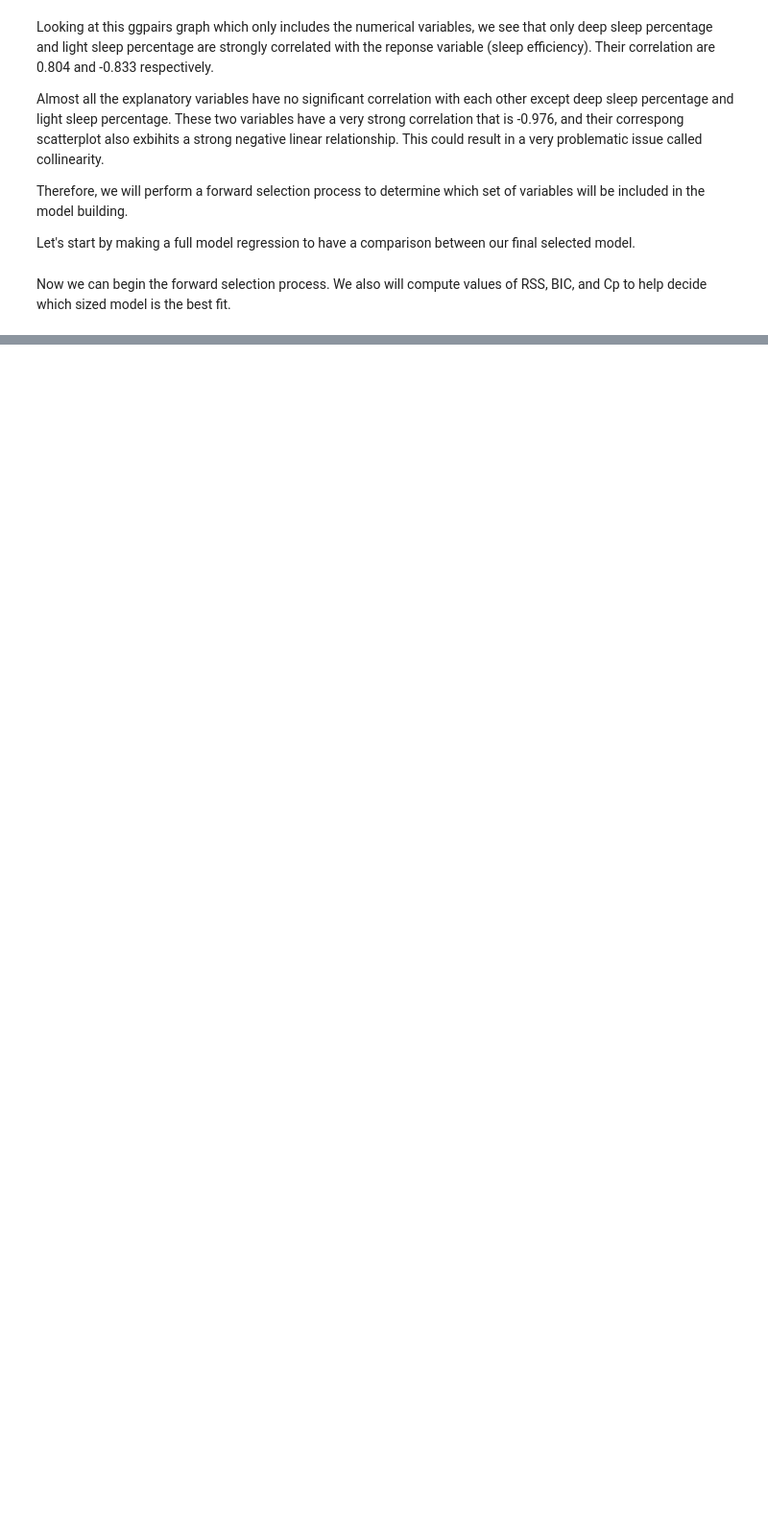
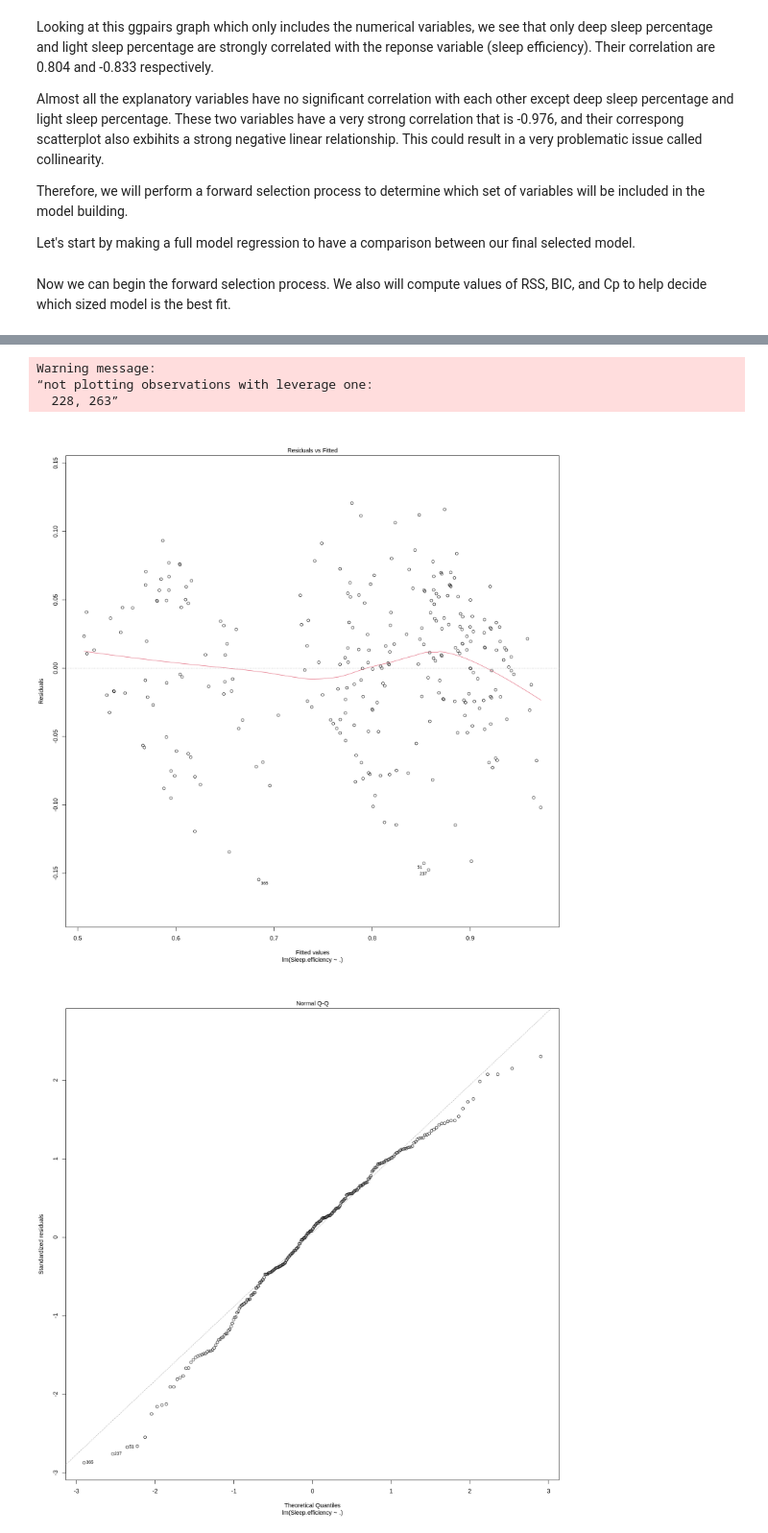
Before and after one commit to SophiaY03/STAT-306, a Jupyter notebook: Project.ipynb, the cells around one changed output, grey strips where cells are left out. Shown at 96% size. Cells and saved outputs as stored; diff of their text form; code cells hidden in the pictures; blank space fills up the shorter version.

```diff
--- a/Project.ipynb
+++ b/Project.ipynb
@@ -193,0 +194,5 @@ We were surprised to find that caffeine consumption wasn't as important to be ke
+# %%
+sleep_selected_regression <- lm(Sleep.efficiency ~ Age + REM.sleep.percentage + Deep.sleep.percentage
+                                + Awakenings + Smoking.status
+                                , data = sleep_train)
+summary(sleep_selected_regression)
@@ -193,0 +313,10 @@ We were surprised to find that caffeine consumption wasn't as important to be ke
+# %%
+#Residual Plots and QQ plots for selected model:
+plot(full_regression)
+plot(sleep_selected_regression)
+# %% [output]
+Warning message:
+“not plotting observations with leverage one:
+  228, 263”
+[figure, added]
+[figure, added]
```
Also changed, not shown: parts of 42 cells of this notebook.
